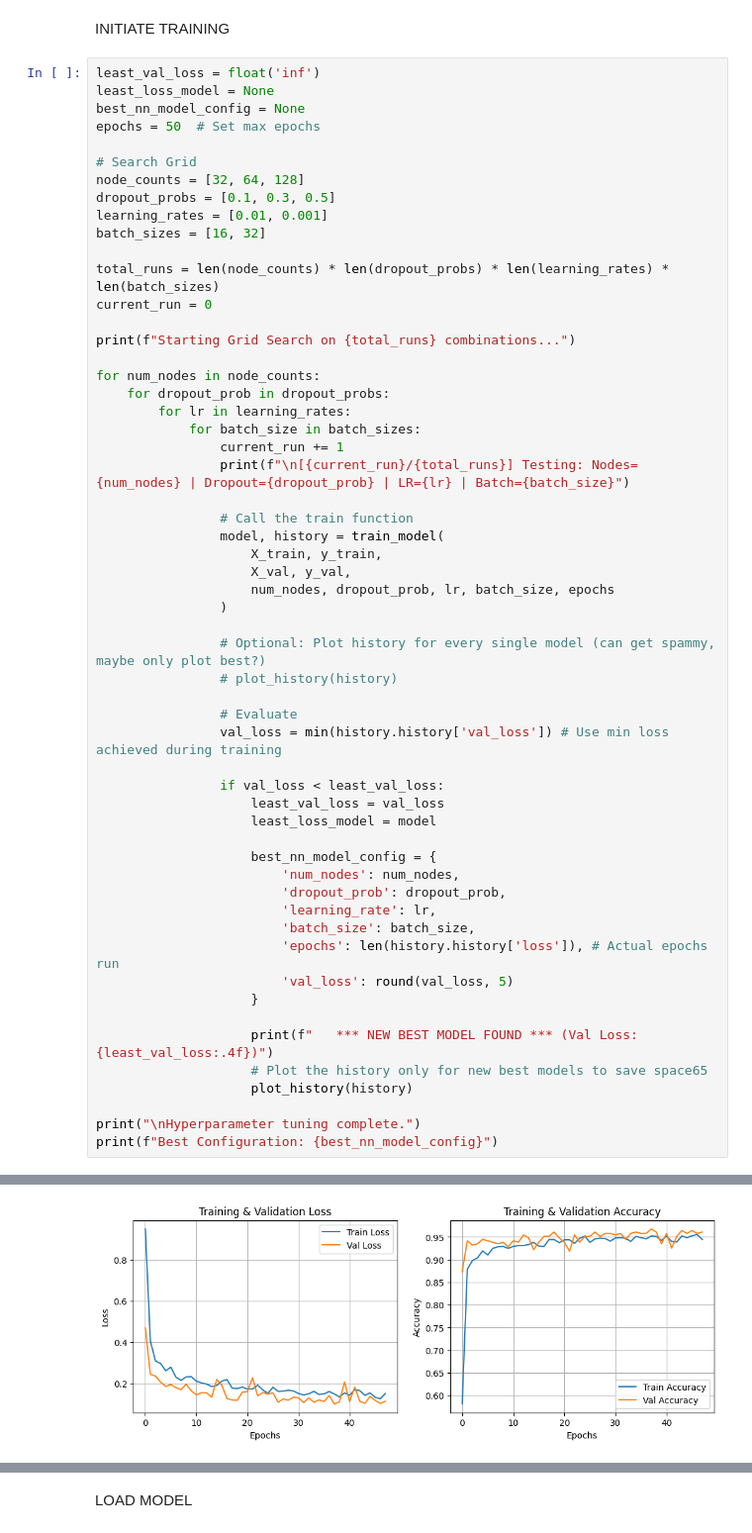
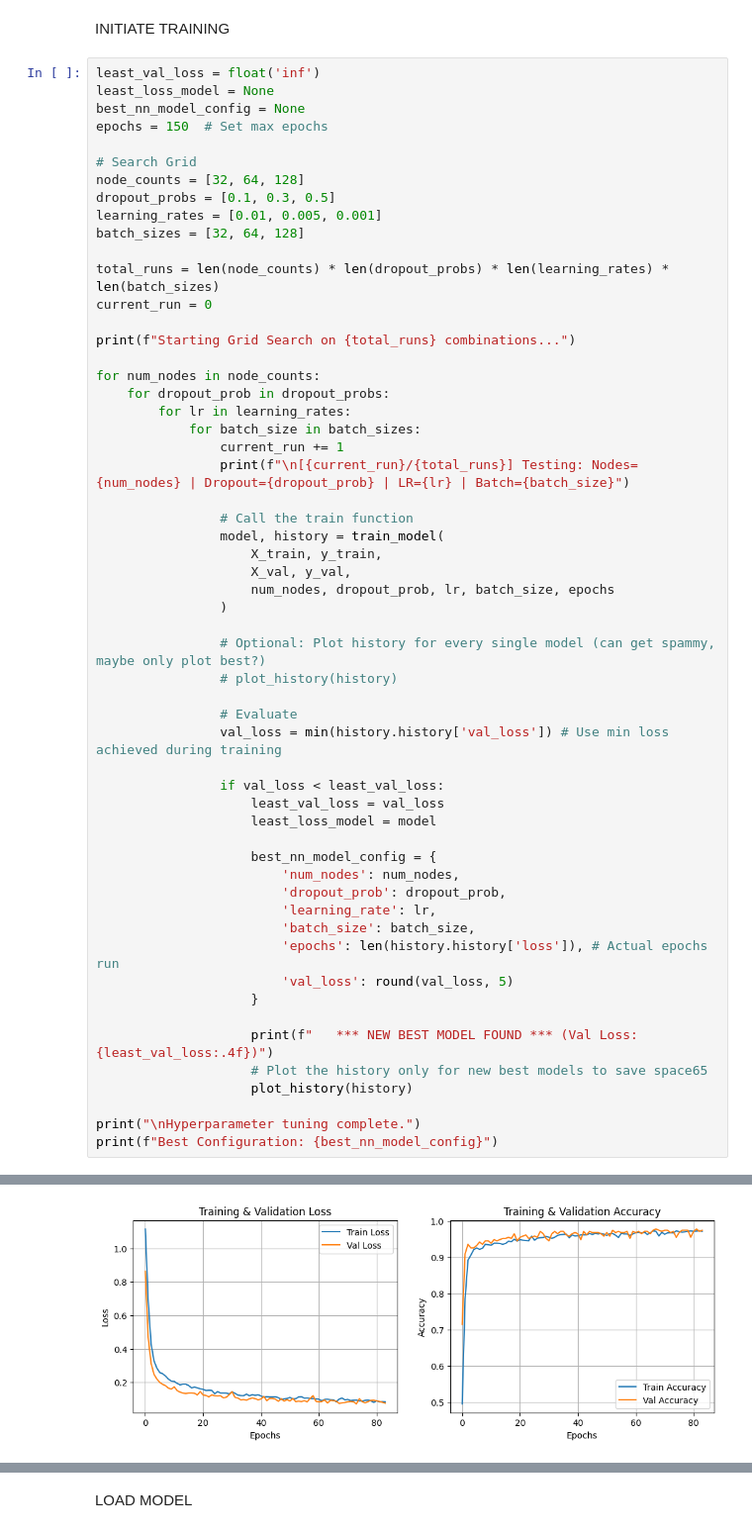
Before and after one commit to Lewis-Walter-K/AI_Drowsiness_Detection, a Jupyter notebook: model_Khang.ipynb, the cells around one changed output, grey strips where cells are left out. Shown at 99% size. Drawn from its saved outputs; the diff is of its cells as text.

```diff
--- a/model_Khang.ipynb
+++ b/model_Khang.ipynb
@@ -172,13 +172,13 @@ INITIATE TRAINING
 least_val_loss = float('inf')
 least_loss_model = None
 best_nn_model_config = None
-epochs = 50  # Set max epochs
+epochs = 150  # Set max epochs
 
 # Search Grid
 node_counts = [32, 64, 128]
 dropout_probs = [0.1, 0.3, 0.5]
-learning_rates = [0.01, 0.001]
-batch_sizes = [16, 32]
+learning_rates = [0.01, 0.005, 0.001]
+batch_sizes = [32, 64, 128]
 
 total_runs = len(node_counts) * len(dropout_probs) * len(learning_rates) * len(batch_sizes)
 current_run = 0
@@ -239 +252 @@ Starting Grid Search on 36 combinations...
-[figure, old version]
+[figure, new version]
```
Also changed, not shown: parts of 7 cells of this notebook, 1 other file.
